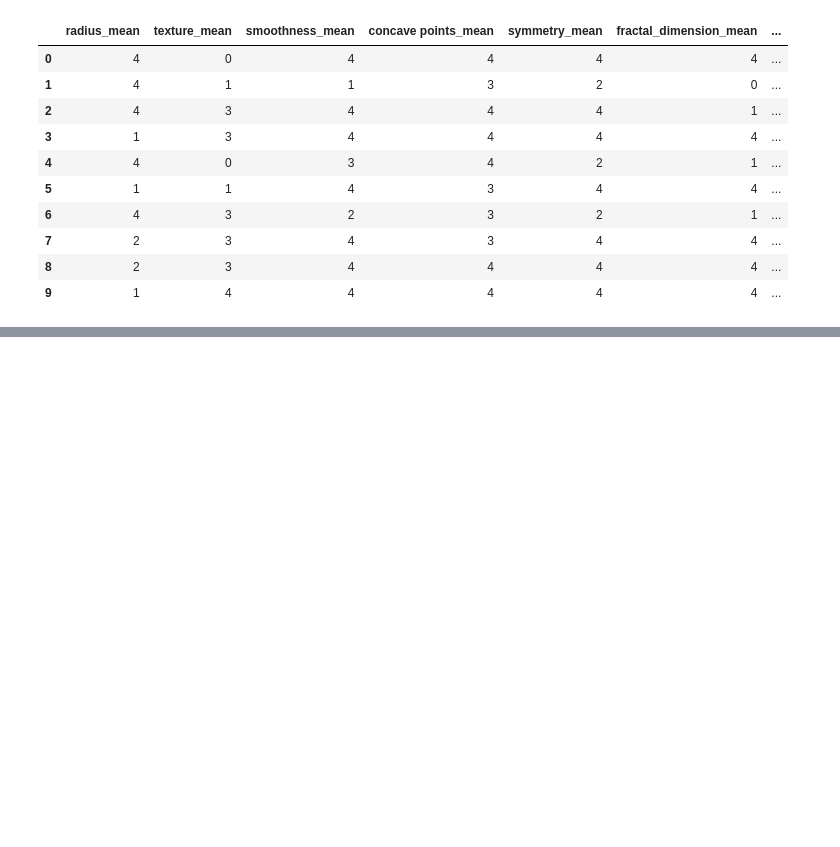
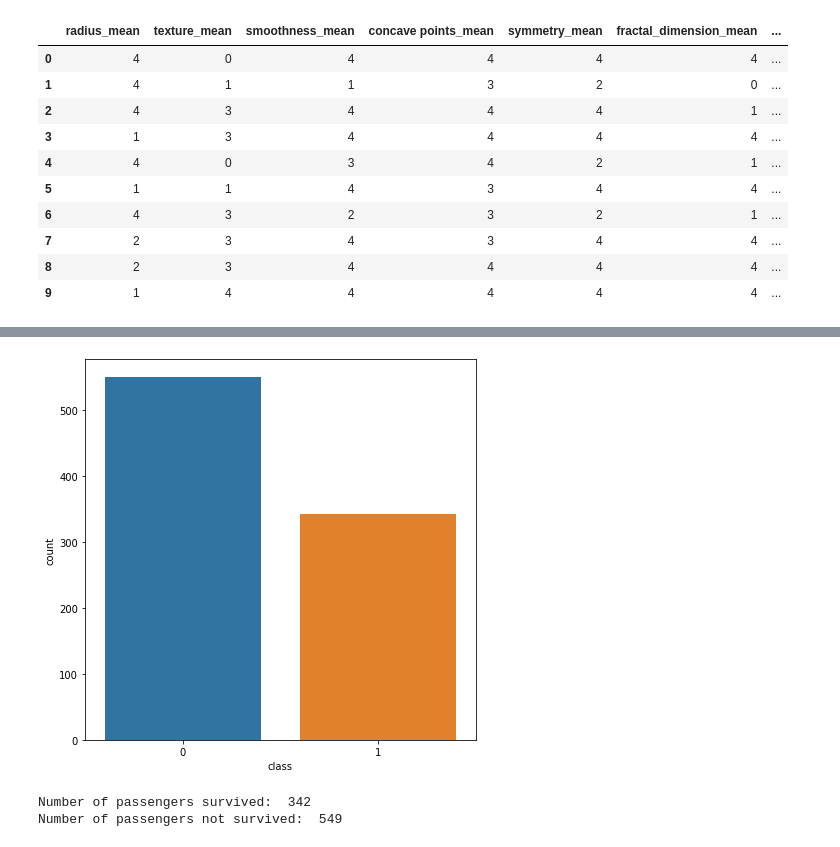
Before and after one commit to suryaParyanta/CZ4032-Rule_Based_Classifier, a Jupyter notebook: notebooks/data_preprocessing.ipynb, the cells around one changed output, grey strips where cells are left out. Cells and saved outputs as stored; diff of their text form; code cells hidden in the pictures; blank space fills up the shorter version.

```diff
--- a/notebooks/data_preprocessing.ipynb
+++ b/notebooks/data_preprocessing.ipynb
@@ -547,0 +567,5 @@ processed.to_csv(os.path.join(save_dir, "breast_cancer_processed.csv"), index =
+# %%
+titanic_data = pd.read_csv(os.path.join(dataset_dir, "titanic_train.csv"))
+print("Dataset size: ", titanic_data.shape)
+
+titanic_data.head(10)
@@ -547,0 +592,22 @@ processed.to_csv(os.path.join(save_dir, "breast_cancer_processed.csv"), index =
+# %%
+# run this cell only once
+titanic_data = titanic_data.rename(columns = {"Survived":"class"})
+titanic_data = titanic_data.drop(["PassengerId", "Name", "Ticket"], axis = 1)
+
+cont_cols = ["Age", "Fare"]
+cat_cols = [c for c in titanic_data.columns if c not in cont_cols and c != "class"]
+X_cont = titanic_data[cont_cols]
+X_cat = titanic_data[cat_cols]
+y = titanic_data["class"]
+# %%
+fig = plt.figure(figsize = (7,7))
+sns.countplot(y)
+plt.show()
+
+not_survive, survive = y.value_counts().sort_index()
+print("Number of passengers survived: ", survive)
+print("Number of passengers not survived: ", not_survive)
+# %% [output]
+[figure, added]
+Number of passengers survived:  342
+Number of passengers not survived:  549
```
Also changed, not shown: parts of 29 cells of this notebook, 1 other file.
